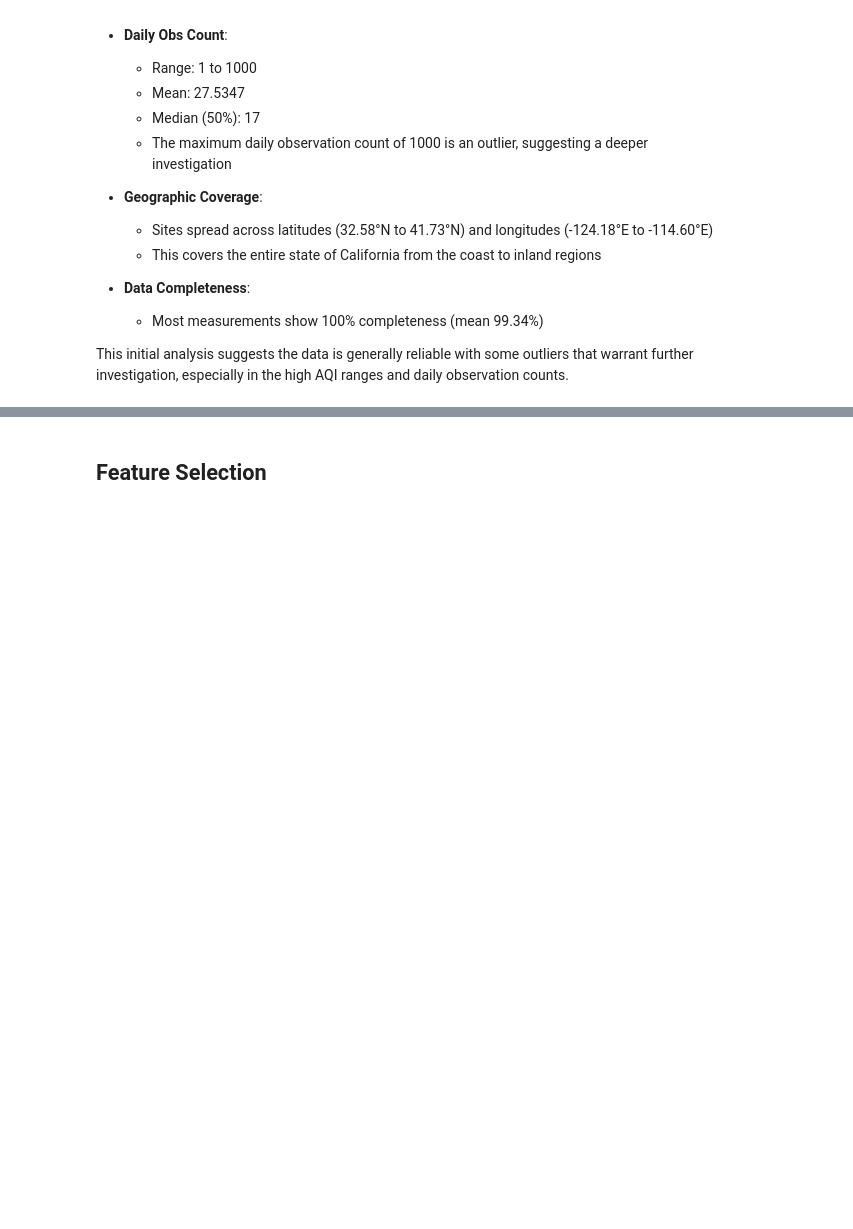
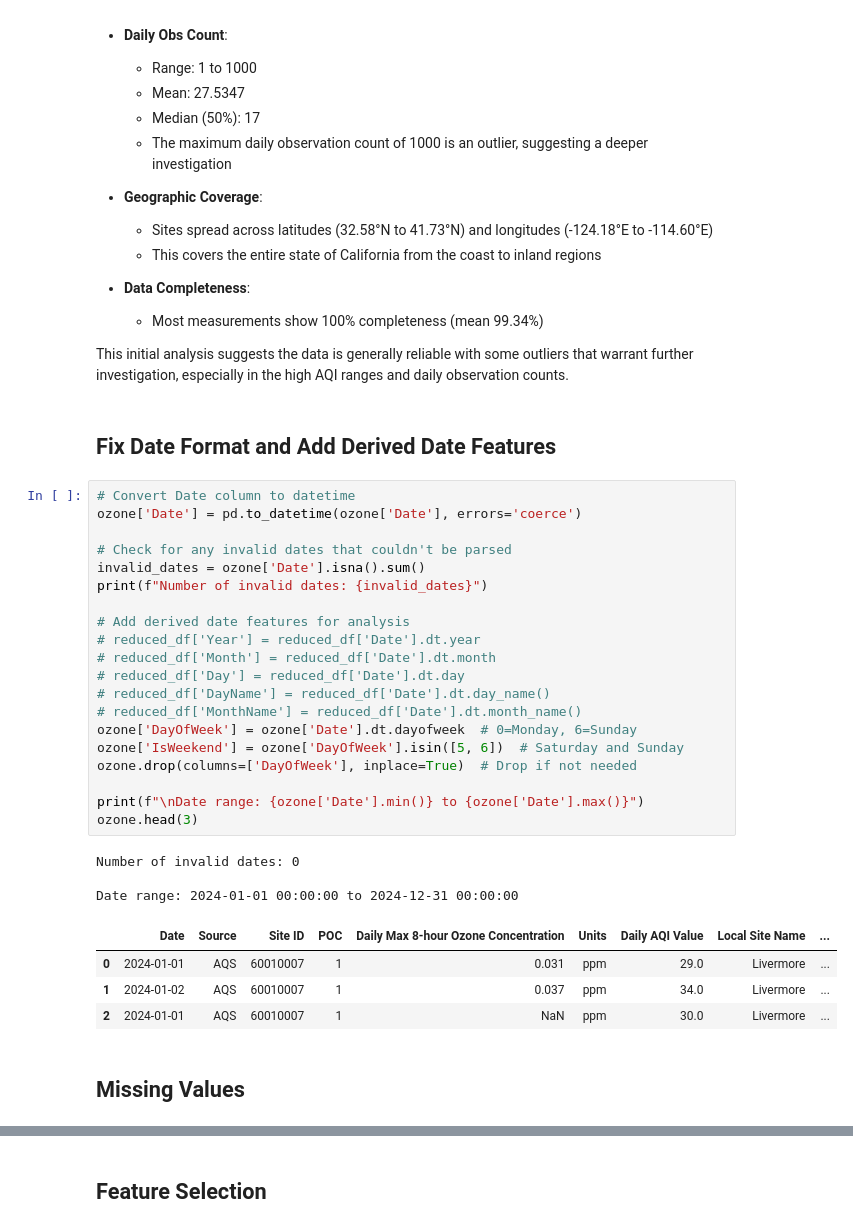
Before and after one commit to avishekdangol77/ozone-data-analysis, a Jupyter notebook: notebooks/EDA.ipynb, the cells around one changed output, grey strips where cells are left out. Saved outputs shown, nothing was run; the diff lists cells and outputs as text; blank space fills up the shorter version.

```diff
--- a/notebooks/EDA.ipynb
+++ b/notebooks/EDA.ipynb
@@ -146,3 +149,35 @@ The statistical analysis reveals important characteristics of our key measuremen
   - Most measurements show 100% completeness (mean 99.34%)
 
 This initial analysis suggests the data is generally reliable with some outliers that warrant further investigation, especially in the high AQI ranges and daily observation counts.
+# %% [markdown]
+## Fix Date Format and Add Derived Date Features
+# %%
+# Convert Date column to datetime
+ozone['Date'] = pd.to_datetime(ozone['Date'], errors='coerce')
+
+# Check for any invalid dates that couldn't be parsed
+invalid_dates = ozone['Date'].isna().sum()
+print(f"Number of invalid dates: {invalid_dates}")
+
+# Add derived date features for analysis
+# reduced_df['Year'] = reduced_df['Date'].dt.year
+# reduced_df['Month'] = reduced_df['Date'].dt.month
+# reduced_df['Day'] = reduced_df['Date'].dt.day
+# reduced_df['DayName'] = reduced_df['Date'].dt.day_name()
+# reduced_df['MonthName'] = reduced_df['Date'].dt.month_name()
+ozone['DayOfWeek'] = ozone['Date'].dt.dayofweek  # 0=Monday, 6=Sunday
+ozone['IsWeekend'] = ozone['DayOfWeek'].isin([5, 6])  # Saturday and Sunday
+ozone.drop(columns=['DayOfWeek'], inplace=True)  # Drop if not needed
+
+print(f"\nDate range: {ozone['Date'].min()} to {ozone['Date'].max()}")
+ozone.head(3)
+# %% [output]
+Number of invalid dates: 0
+
+Date range: 2024-01-01 00:00:00 to 2024-12-31 00:00:00
+|  | Date | Source | Site ID | POC | Daily Max 8-hour Ozone Concentration | Units | Daily AQI Value | Local Site Name | ... |
+| 0 | 2024-01-01 | AQS | 60010007 | 1 | 0.031 | ppm | 29.0 | Livermore | ... |
+| 1 | 2024-01-02 | AQS | 60010007 | 1 | 0.037 | ppm | 34.0 | Livermore | ... |
+| 2 | 2024-01-01 | AQS | 60010007 | 1 | NaN | ppm | 30.0 | Livermore | ... |
+# %% [markdown]
+## Missing Values
```
Also changed, not shown: parts of 12 cells of this notebook.
